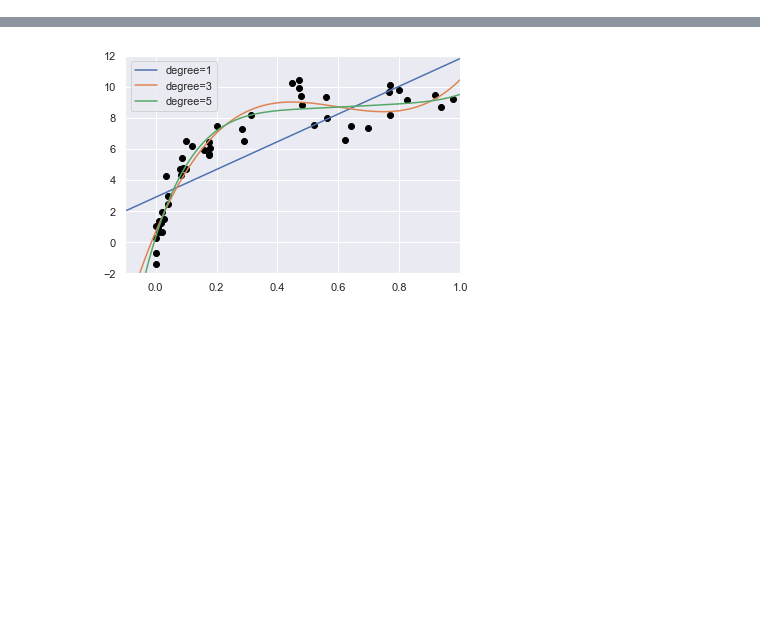
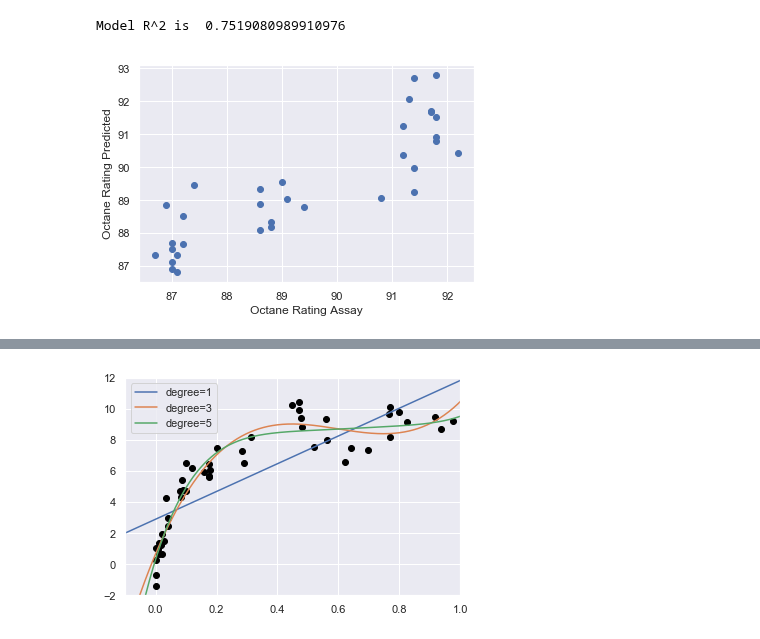
Before and after one commit to core-skills/06-multivariate-analysis, a Jupyter notebook: notebooks/week4_pm1.ipynb, the cells around one changed output, grey strips where cells are left out. Saved outputs shown, nothing was run; the diff lists cells and outputs as text; code cells hidden in the pictures; blank space fills up the shorter version.

```diff
--- a/notebooks/week4_pm1.ipynb
+++ b/notebooks/week4_pm1.ipynb
@@ -50,0 +141,43 @@ This is something you can fully implement with what you already know.  First fin
+# %%
+# Let's try to find a linear model that relates octane rating to the principal
+# components of the spectra.  We'll take out the outliers first.
+
+import numpy as np
+import pandas as pd
+import matplotlib.pyplot as plt
+from sklearn.decomposition import PCA
+from sklearn.cluster import KMeans
+from sklearn.linear_model import LinearRegression
+
+def get_octane_observations_and_assays(inlier_indices):
+    octane_dataframe = pd.read_excel('octane.xlsx')
+    octane_assays = octane_dataframe['Octane number'][inlier_indices]
+
+    octane_dataframe = \
+        octane_dataframe.drop(columns=['Sample name', 'Octane number'])
+    observations = octane_dataframe.values[inlier_indices]
+    return observations, octane_assays
+
+def build_model(number_of_components):
+    observations, assays = get_octane_observations_and_assays(inlier_indices)
+    pca = PCA(n_components=number_of_components)
+    pca.fit(observations)
+    scores = pca.transform(observations)
+
+    model = LinearRegression(fit_intercept=True)
+    features_matrix = scores[:,:]
+    target_array = assays
+    model.fit(features_matrix, target_array)
+    print('Model R^2 is ',model.score(features_matrix, target_array))
+    predicted_octane = model.predict(features_matrix)
+    plt.scatter(assays, predicted_octane)
+
+    plt.xlabel('Octane Rating Assay')
+    plt.ylabel('Octane Rating Predicted')
+# %%
+# The parameter 1 specifies that we're building a model using just the first principal component.  This is what we get
+# if we try to find a univariate linear relationship between the first principal component scores and octane rating.
+build_model(1)
+# %% [output]
+Model R^2 is  0.7519080989910976
+[figure, added]
```
Also changed, not shown: parts of 28 cells of this notebook.
